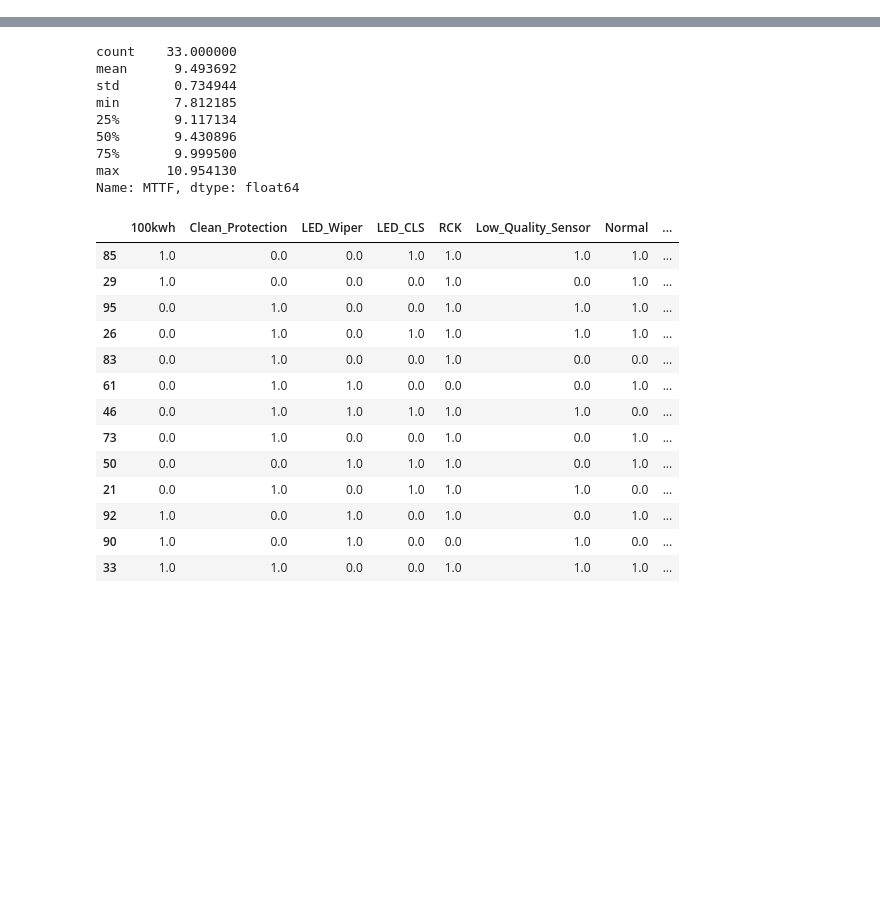
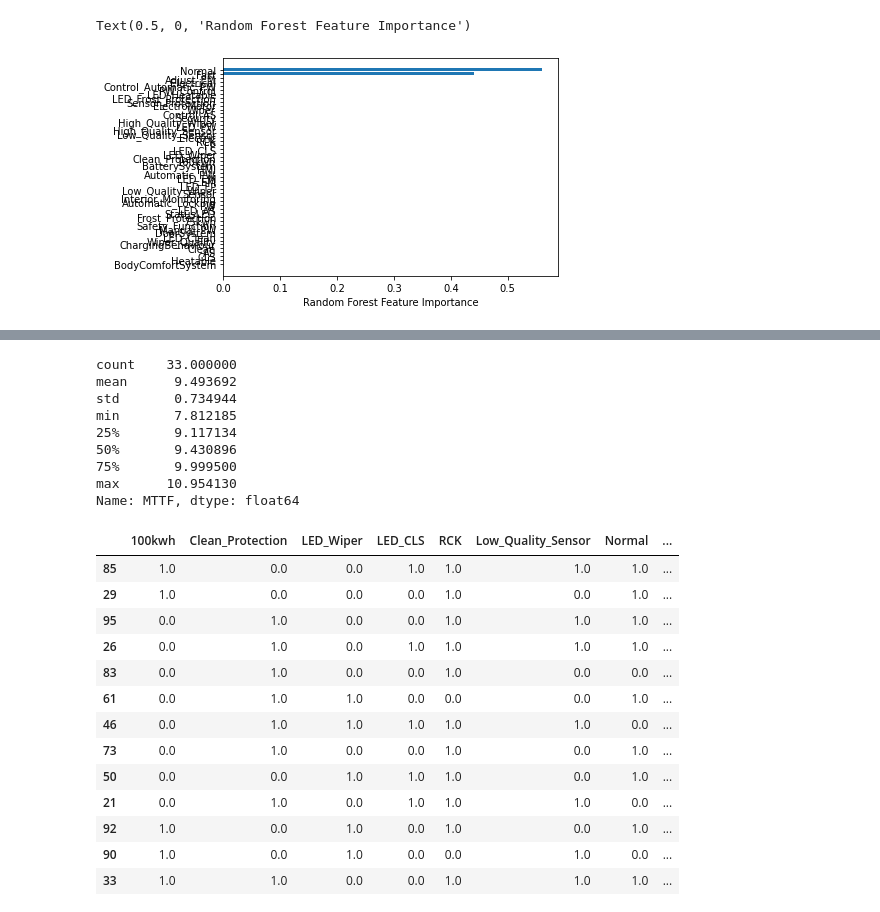
Before and after one commit to adrenalin97/DeepPerf, a Jupyter notebook: test.ipynb, the cells around one changed output, grey strips where cells are left out. Cells and saved outputs as stored; diff of their text form; code cells hidden in the pictures; blank space fills up the shorter version.

```diff
--- a/test.ipynb
+++ b/test.ipynb
@@ -34,0 +47,7 @@ x, x_test, y, y_test = train_test_split(dataset_features, dataset_labels, test_s
+# %%
+sorted_idx = rf.feature_importances_.argsort()
+plt.barh(dataset_features.columns[sorted_idx], rf.feature_importances_[sorted_idx])
+plt.xlabel("Random Forest Feature Importance")
+# %% [output]
+Text(0.5, 0, 'Random Forest Feature Importance')
+[figure, added]
```
Also changed, not shown: parts of 6 cells of this notebook.
